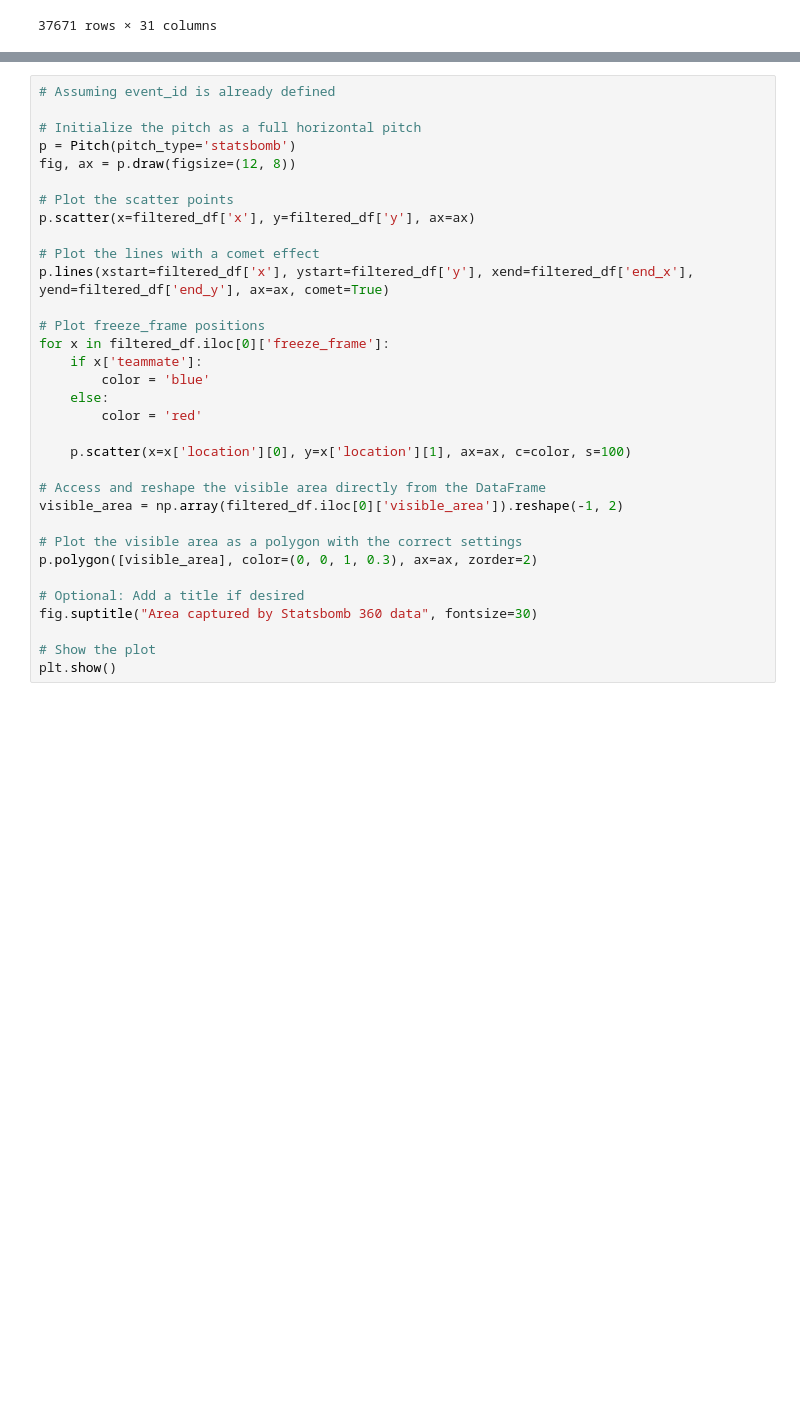
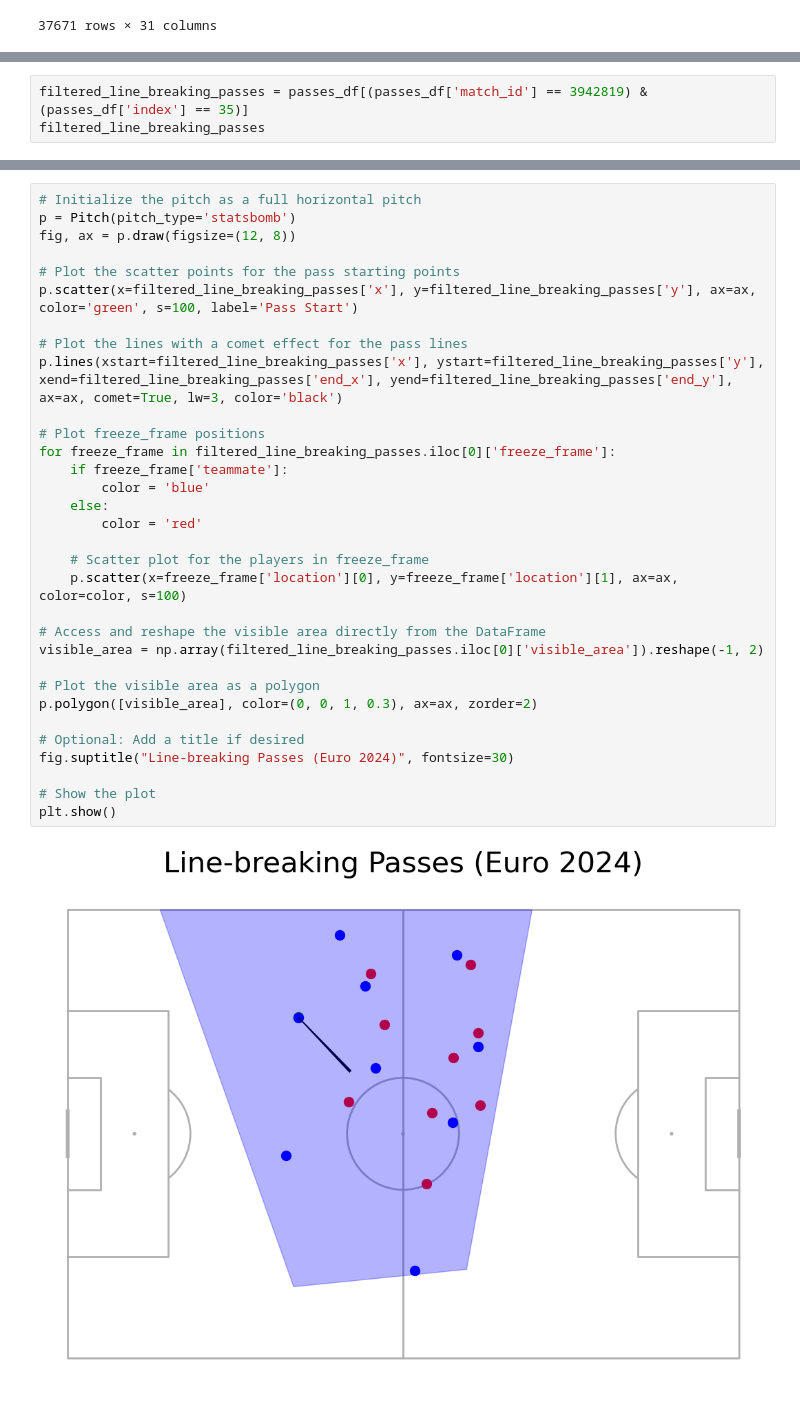
Before and after one commit to FHaddad99/360-Analysis, a Jupyter notebook: Adding EPV to 360 Data.ipynb, the cells around one changed output, grey strips where cells are left out. Cells and saved outputs as stored; diff of their text form; blank space fills up the shorter version.

```diff
--- a/Adding EPV to 360 Data.ipynb
+++ b/Adding EPV to 360 Data.ipynb
@@ -230,0 +524,3 @@ plt.show()
+# %%
+filtered_line_breaking_passes = passes_df[(passes_df['match_id'] == 3942819) & (passes_df['index'] == 35)]
+filtered_line_breaking_passes
@@ -231,33 +531,34 @@ plt.show()
 # %%
-# Assuming event_id is already defined
-
 # Initialize the pitch as a full horizontal pitch
 p = Pitch(pitch_type='statsbomb')
 fig, ax = p.draw(figsize=(12, 8))
 
-# Plot the scatter points
-p.scatter(x=filtered_df['x'], y=filtered_df['y'], ax=ax)
+# Plot the scatter points for the pass starting points
+p.scatter(x=filtered_line_breaking_passes['x'], y=filtered_line_breaking_passes['y'], ax=ax, color='green', s=100, label='Pass Start')
 
-# Plot the lines with a comet effect
-p.lines(xstart=filtered_df['x'], ystart=filtered_df['y'], xend=filtered_df['end_x'], yend=filtered_df['end_y'], ax=ax, comet=True)
+# Plot the lines with a comet effect for the pass lines
+p.lines(xstart=filtered_line_breaking_passes['x'], ystart=filtered_line_breaking_passes['y'], xend=filtered_line_breaking_passes['end_x'], yend=filtered_line_breaking_passes['end_y'], ax=ax, comet=True, lw=3, color='black')
 
 # Plot freeze_frame positions
-for x in filtered_df.iloc[0]['freeze_frame']:
-    if x['teammate']:
+for freeze_frame in filtered_line_breaking_passes.iloc[0]['freeze_frame']:
+    if freeze_frame['teammate']:
         color = 'blue'
     else:
         color = 'red'
 
-    p.scatter(x=x['location'][0], y=x['location'][1], ax=ax, c=color, s=100)
+    # Scatter plot for the players in freeze_frame
+    p.scatter(x=freeze_frame['location'][0], y=freeze_frame['location'][1], ax=ax, color=color, s=100)
 
 # Access and reshape the visible area directly from the DataFrame
-visible_area = np.array(filtered_df.iloc[0]['visible_area']).reshape(-1, 2)
+visible_area = np.array(filtered_line_breaking_passes.iloc[0]['visible_area']).reshape(-1, 2)
 
-# Plot the visible area as a polygon with the correct settings
+# Plot the visible area as a polygon
 p.polygon([visible_area], color=(0, 0, 1, 0.3), ax=ax, zorder=2)
 
 # Optional: Add a title if desired
-fig.suptitle("Area captured by Statsbomb 360 data", fontsize=30)
+fig.suptitle("Line-breaking Passes (Euro 2024)", fontsize=30)
 
 # Show the plot
 plt.show()
+# %% [output]
+[figure, added]
```
Also changed, not shown: parts of 33 cells of this notebook.
